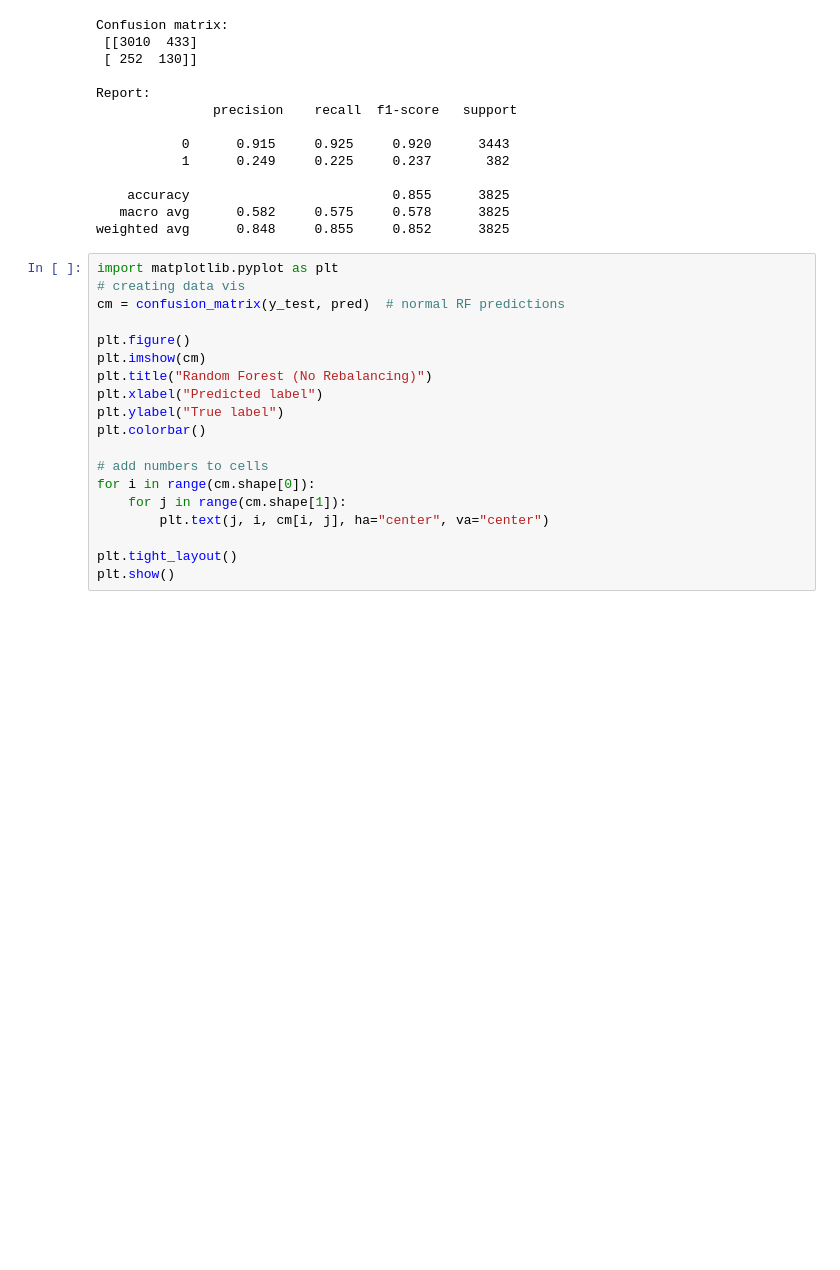
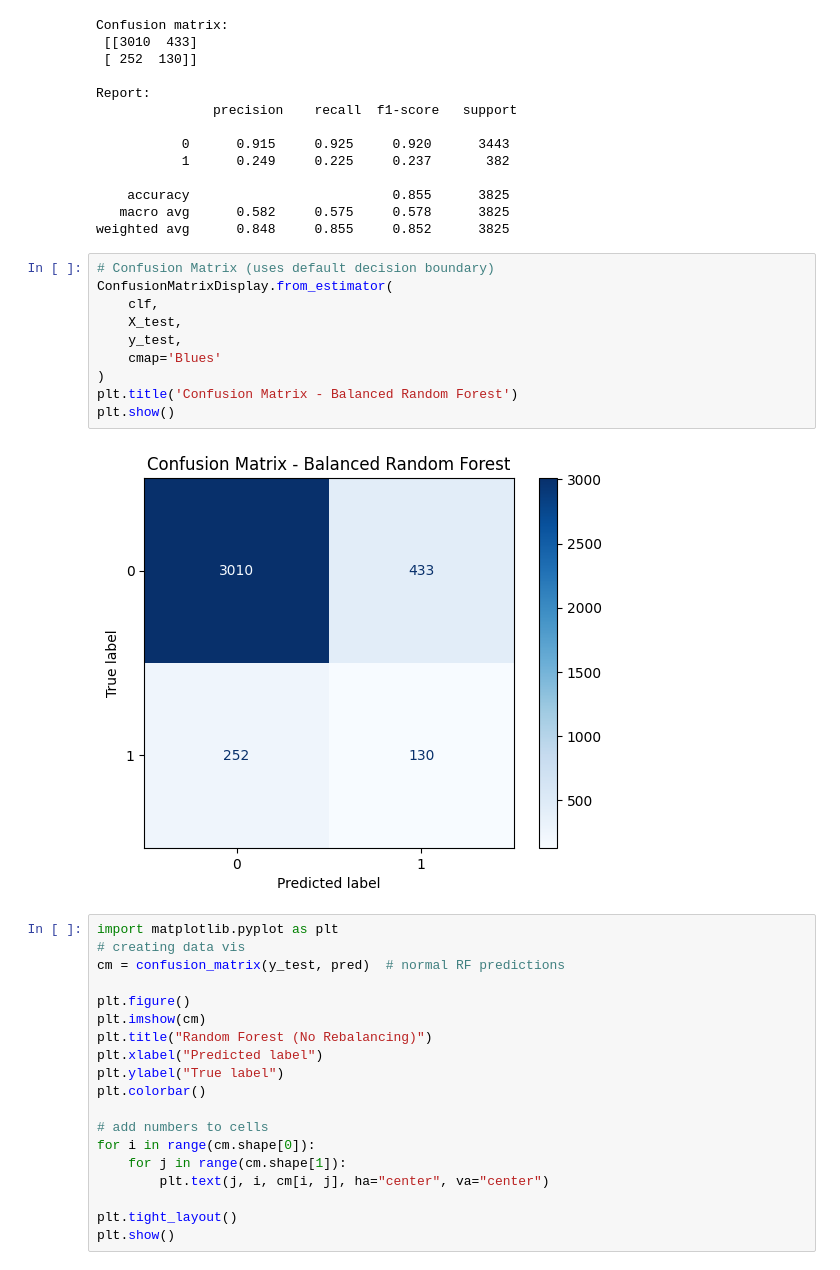
Before and after one commit to ellloraa/final_ML_fall25, a Jupyter notebook: models/high_engagement_models/randomforest_engage.ipynb, the cells around one changed output. Saved outputs shown, nothing was run; the diff lists cells and outputs as text; blank space fills up the shorter version.

```diff
--- a/models/high_engagement_models/randomforest_engage.ipynb
+++ b/models/high_engagement_models/randomforest_engage.ipynb
@@ -196,6 +208,18 @@ Report:
     accuracy                          0.855      3825
    macro avg      0.582     0.575     0.578      3825
 weighted avg      0.848     0.855     0.852      3825
+# %%
+# Confusion Matrix (uses default decision boundary)
+ConfusionMatrixDisplay.from_estimator(
+    clf,
+    X_test,
+    y_test,
+    cmap='Blues'
+)
+plt.title('Confusion Matrix - Balanced Random Forest')
+plt.show()
+# %% [output]
+[figure, added]
 # %%
 import matplotlib.pyplot as plt
 # creating data vis
```
Also changed, not shown: parts of 2 cells of this notebook, 3 other files.
